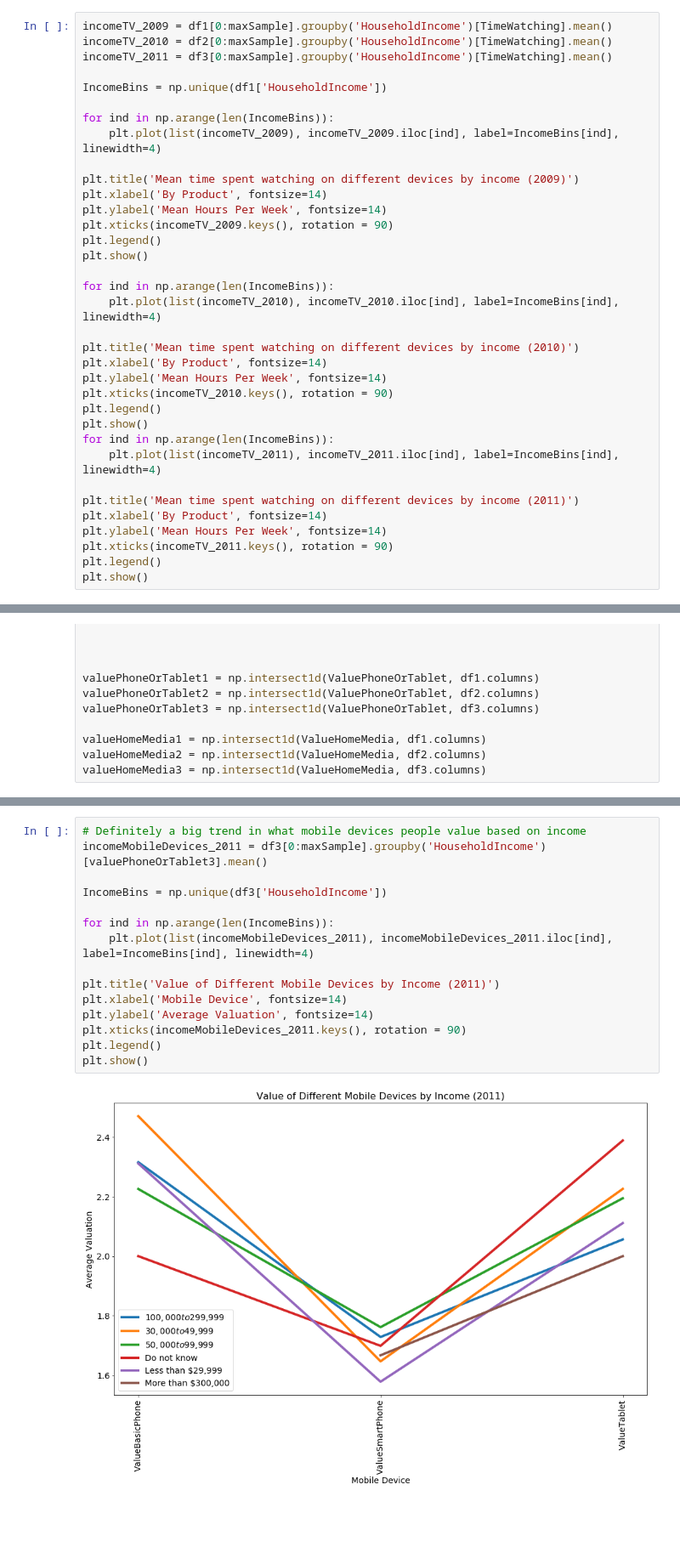
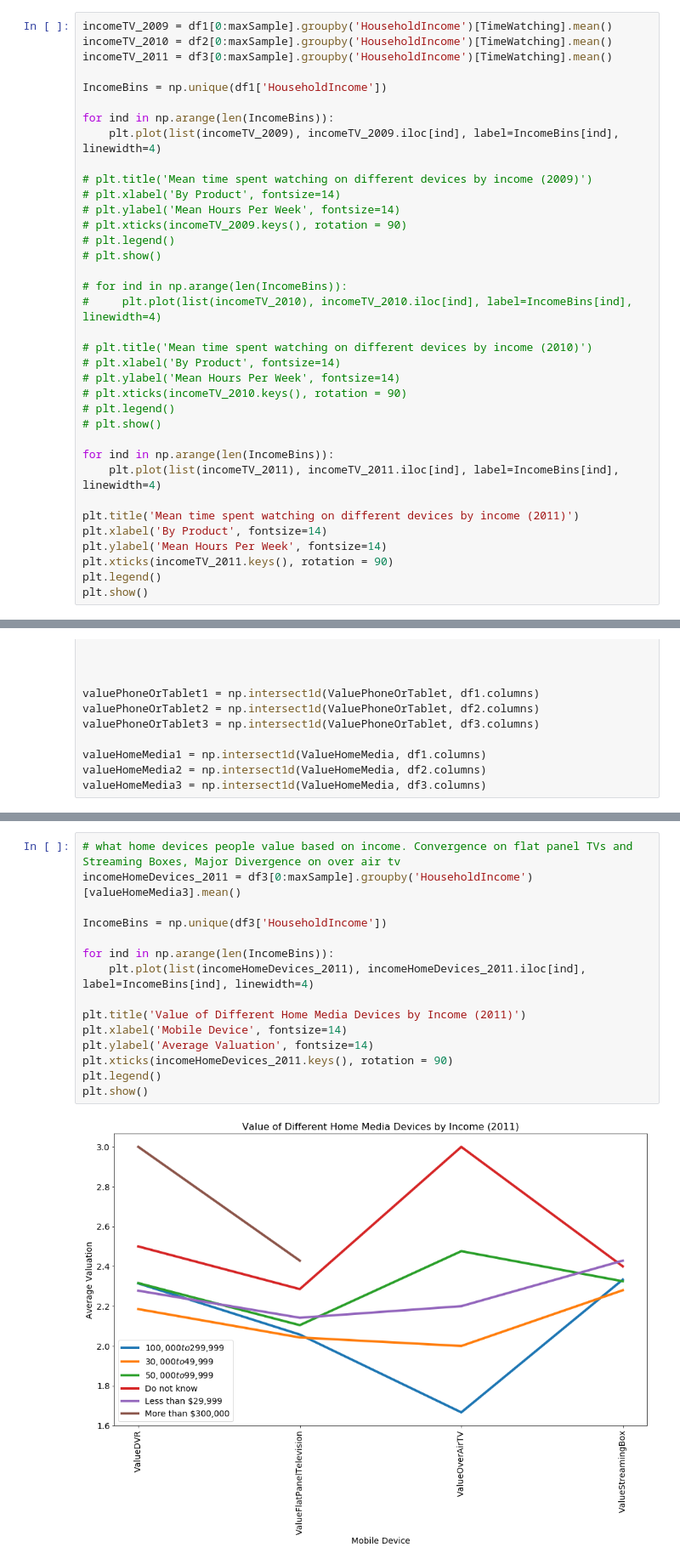
Before and after one commit to rohit-agrawal10/datascience, a Jupyter notebook: Questions1-22.ipynb, the cells around one changed output, grey strips where cells are left out. Shown at 85% size. Drawn from its saved outputs; the diff is of its cells as text; blank space fills up the shorter version.

Commit message:
picked 15 graphs

```diff
--- a/Questions1-22.ipynb
+++ b/Questions1-22.ipynb
@@ -504,22 +492,23 @@ IncomeBins = np.unique(df1['HouseholdIncome'])
 for ind in np.arange(len(IncomeBins)):
     plt.plot(list(incomeTV_2009), incomeTV_2009.iloc[ind], label=IncomeBins[ind], linewidth=4)
 
-plt.title('Mean time spent watching on different devices by income (2009)')
-plt.xlabel('By Product', fontsize=14)
-plt.ylabel('Mean Hours Per Week', fontsize=14)
-plt.xticks(incomeTV_2009.keys(), rotation = 90)
-plt.legend()
-plt.show()
+# plt.title('Mean time spent watching on different devices by income (2009)')
+# plt.xlabel('By Product', fontsize=14)
+# plt.ylabel('Mean Hours Per Week', fontsize=14)
+# plt.xticks(incomeTV_2009.keys(), rotation = 90)
+# plt.legend()
+# plt.show()
 
-for ind in np.arange(len(IncomeBins)):
-    plt.plot(list(incomeTV_2010), incomeTV_2010.iloc[ind], label=IncomeBins[ind], linewidth=4)
+# for ind in np.arange(len(IncomeBins)):
+#     plt.plot(list(incomeTV_2010), incomeTV_2010.iloc[ind], label=IncomeBins[ind], linewidth=4)
 
-plt.title('Mean time spent watching on different devices by income (2010)')
-plt.xlabel('By Product', fontsize=14)
-plt.ylabel('Mean Hours Per Week', fontsize=14)
-plt.xticks(incomeTV_2010.keys(), rotation = 90)
-plt.legend()
-plt.show()
+# plt.title('Mean time spent watching on different devices by income (2010)')
+# plt.xlabel('By Product', fontsize=14)
+# plt.ylabel('Mean Hours Per Week', fontsize=14)
+# plt.xticks(incomeTV_2010.keys(), rotation = 90)
+# plt.legend()
+# plt.show()
+
 for ind in np.arange(len(IncomeBins)):
     plt.plot(list(incomeTV_2011), incomeTV_2011.iloc[ind], label=IncomeBins[ind], linewidth=4)
 
@@ -658,20 +648,20 @@ plt.show()
 # %%
-# Definitely a big trend in what mobile devices people value based on income
-incomeMobileDevices_2011 = df3[0:maxSample].groupby('HouseholdIncome')[valuePhoneOrTablet3].mean()
+# what home devices people value based on income. Convergence on flat panel TVs and Streaming Boxes, Major Divergence on over air tv
+incomeHomeDevices_2011 = df3[0:maxSample].groupby('HouseholdIncome')[valueHomeMedia3].mean()
 
 IncomeBins = np.unique(df3['HouseholdIncome'])
 
 for ind in np.arange(len(IncomeBins)):
-    plt.plot(list(incomeMobileDevices_2011), incomeMobileDevices_2011.iloc[ind], label=IncomeBins[ind], linewidth=4)
+    plt.plot(list(incomeHomeDevices_2011), incomeHomeDevices_2011.iloc[ind], label=IncomeBins[ind], linewidth=4)
 
-plt.title('Value of Different Mobile Devices by Income (2011)')
+plt.title('Value of Different Home Media Devices by Income (2011)')
 plt.xlabel('Mobile Device', fontsize=14)
 plt.ylabel('Average Valuation', fontsize=14)
-plt.xticks(incomeMobileDevices_2011.keys(), rotation = 90)
+plt.xticks(incomeHomeDevices_2011.keys(), rotation = 90)
 plt.legend()
 plt.show()
 # %% [output]
-[figure, old version]
+[figure, new version]
 # %%
 # narrowing down frequent apps for more useful correlations
 NarrowFrequentApps = ['FrequentApp-Games','FrequentApp-Messaging','FrequentApp-Movie',
```
Also changed, not shown: parts of 9 cells of this notebook.
